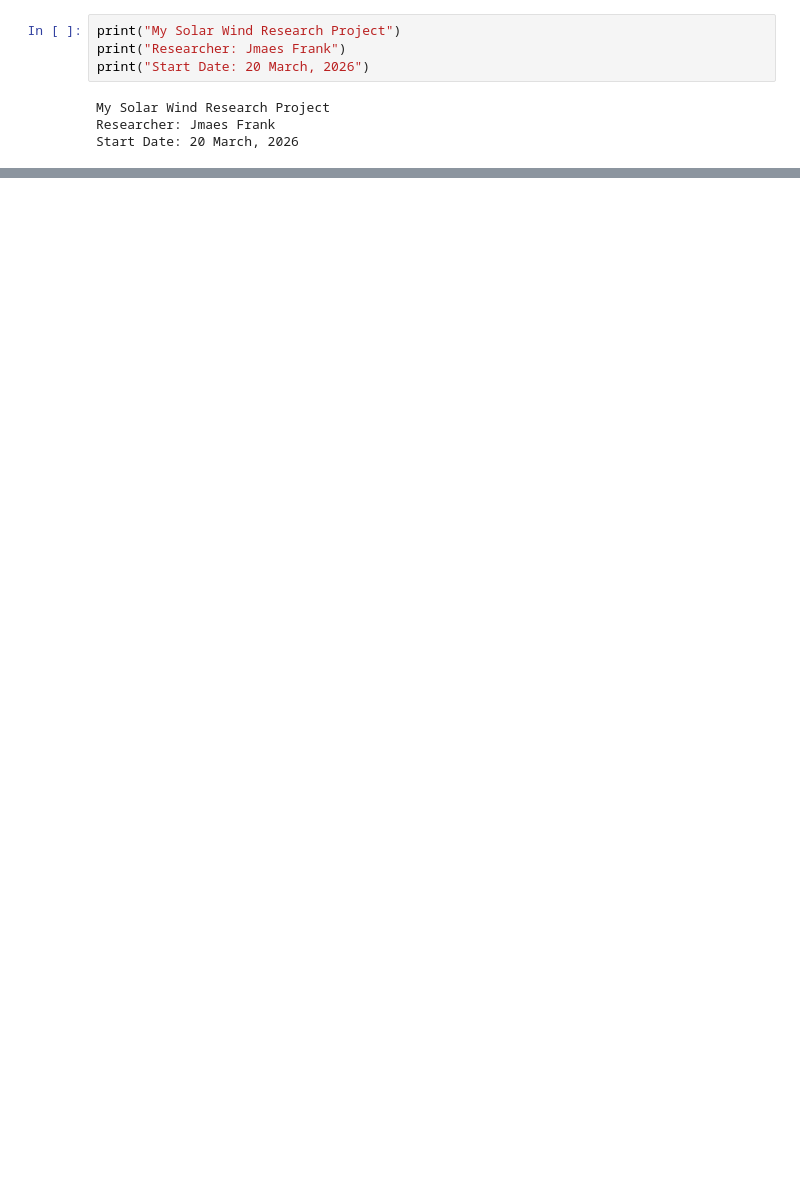
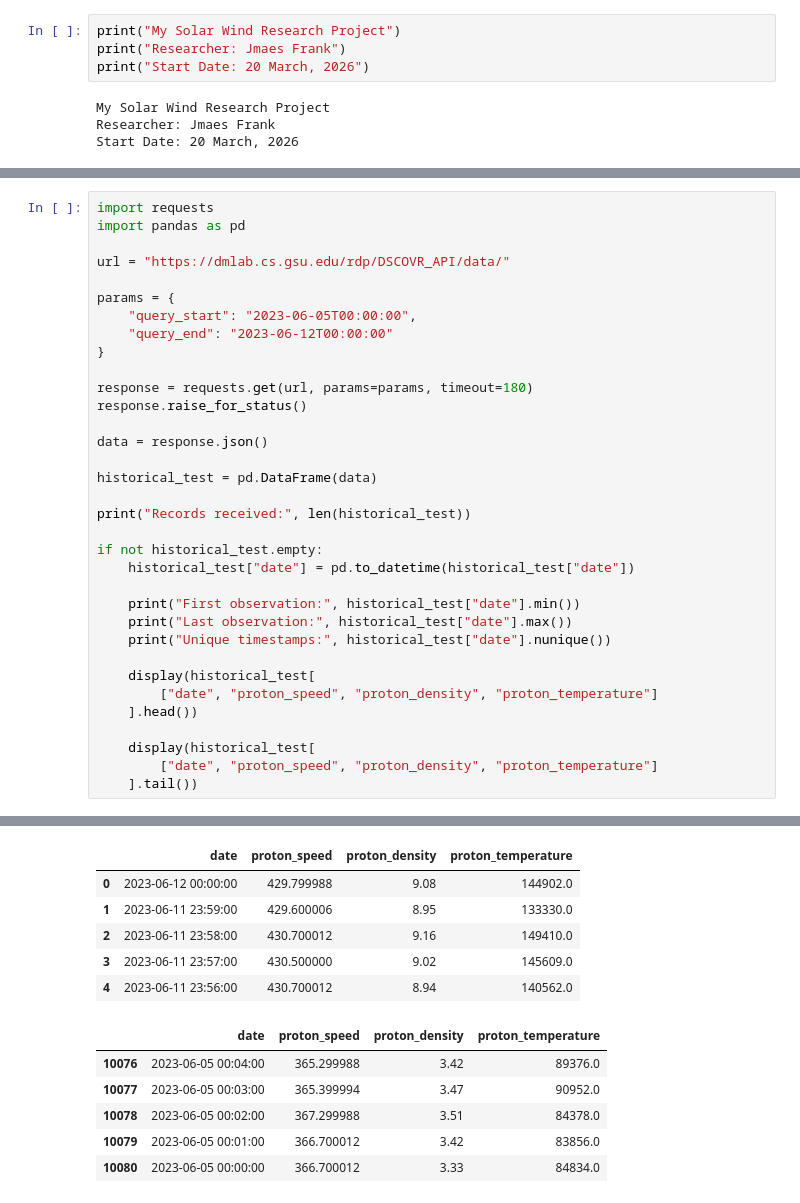
Before and after one commit to JamesFrank-Collab/Solar-Wind-Prediction-Study, a Jupyter notebook: Copy_of_solar_wind_analysis.ipynb, the cells around one changed output, grey strips where cells are left out. Saved outputs shown, nothing was run; the diff lists cells and outputs as text; blank space fills up the shorter version.

```diff
--- a/Copy_of_solar_wind_analysis.ipynb
+++ b/Copy_of_solar_wind_analysis.ipynb
@@ -1459,0 +1122,35 @@ Largest prediction errors:
+# %%
+import requests
+import pandas as pd
+
+url = "https://dmlab.cs.gsu.edu/rdp/DSCOVR_API/data/"
+
+params = {
+    "query_start": "2023-06-05T00:00:00",
+    "query_end": "2023-06-12T00:00:00"
+}
+
+response = requests.get(url, params=params, timeout=180)
+response.raise_for_status()
+
+data = response.json()
+
+historical_test = pd.DataFrame(data)
+
+print("Records received:", len(historical_test))
+
+if not historical_test.empty:
+    historical_test["date"] = pd.to_datetime(historical_test["date"])
+
+    print("First observation:", historical_test["date"].min())
+    print("Last observation:", historical_test["date"].max())
+    print("Unique timestamps:", historical_test["date"].nunique())
+
+    display(historical_test[
+        ["date", "proton_speed", "proton_density", "proton_temperature"]
+    ].head())
+
+    display(historical_test[
+        ["date", "proton_speed", "proton_density", "proton_temperature"]
+    ].tail())
+# %% [output]
@@ -1459,0 +1161,12 @@ Largest prediction errors:
+|  | date | proton_speed | proton_density | proton_temperature |
+| 0 | 2023-06-12 00:00:00 | 429.799988 | 9.08 | 144902.0 |
+| 1 | 2023-06-11 23:59:00 | 429.600006 | 8.95 | 133330.0 |
+| 2 | 2023-06-11 23:58:00 | 430.700012 | 9.16 | 149410.0 |
+| 3 | 2023-06-11 23:57:00 | 430.500000 | 9.02 | 145609.0 |
+| 4 | 2023-06-11 23:56:00 | 430.700012 | 8.94 | 140562.0 |
+|  | date | proton_speed | proton_density | proton_temperature |
+| 10076 | 2023-06-05 00:04:00 | 365.299988 | 3.42 | 89376.0 |
+| 10077 | 2023-06-05 00:03:00 | 365.399994 | 3.47 | 90952.0 |
+| 10078 | 2023-06-05 00:02:00 | 367.299988 | 3.51 | 84378.0 |
+| 10079 | 2023-06-05 00:01:00 | 366.700012 | 3.42 | 83856.0 |
+| 10080 | 2023-06-05 00:00:00 | 366.700012 | 3.33 | 84834.0 |
```
Also changed, not shown: parts of 47 cells of this notebook.
